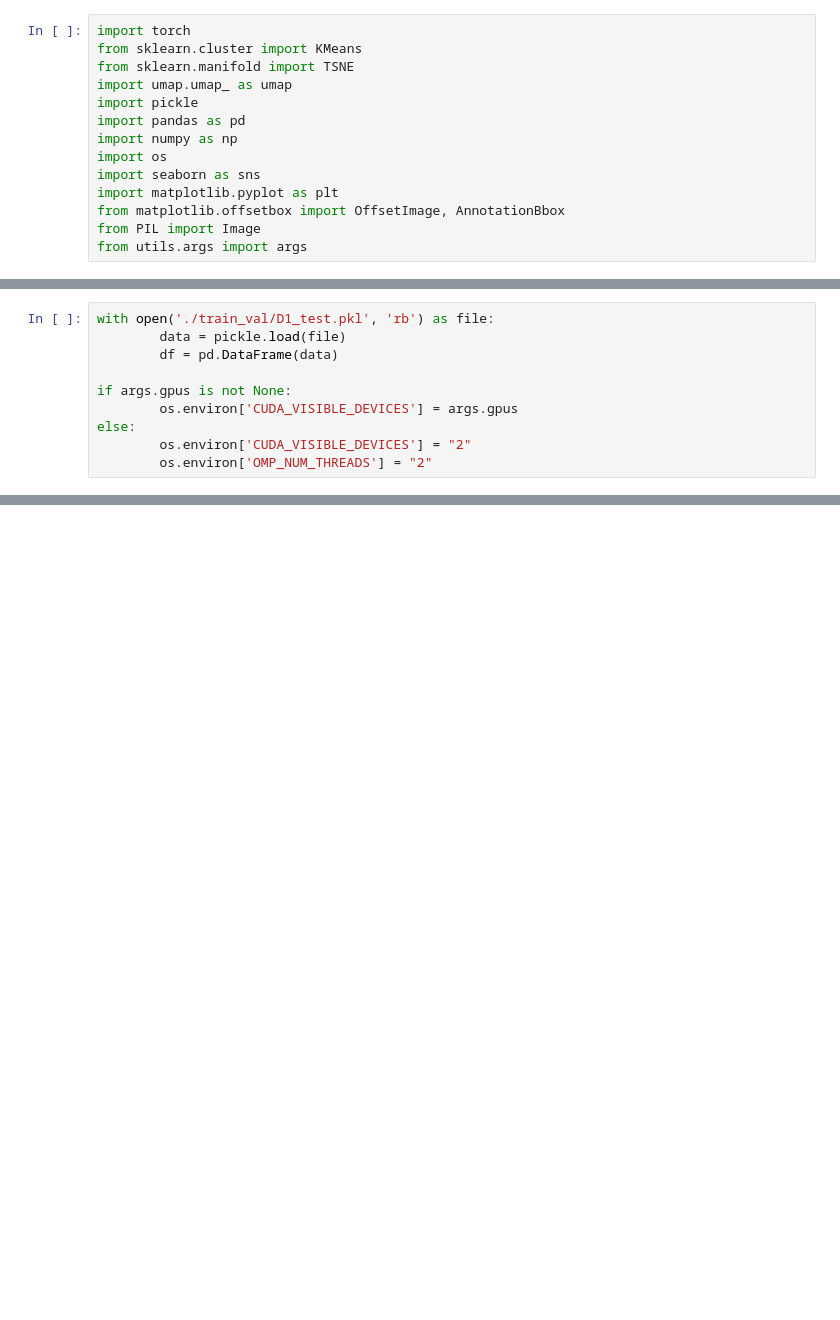
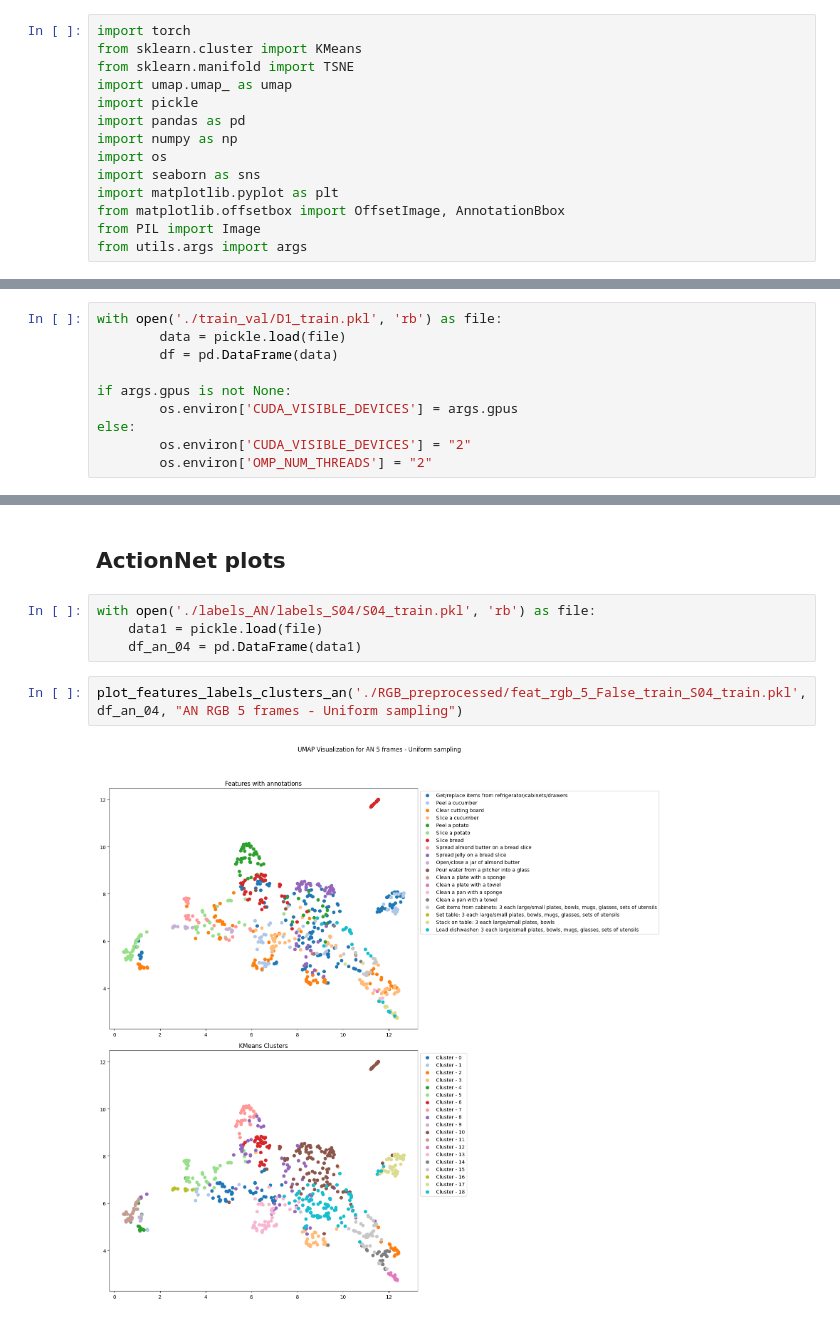
Before and after one commit to RaffaeleViola/aml23-ego, a Jupyter notebook: feature_plot.ipynb, the cells around one changed output, grey strips where cells are left out. Cells and saved outputs as stored; diff of their text form; blank space fills up the shorter version.

Commit message:
feat: update data analysis

```diff
--- a/feature_plot.ipynb
+++ b/feature_plot.ipynb
@@ -150,5 +266,5 @@ def plot_features_images(path, dataframe, title=""):
 # %%
-with open('./train_val/D1_test.pkl', 'rb') as file:
+with open('./train_val/D1_train.pkl', 'rb') as file:
         data = pickle.load(file)
         df = pd.DataFrame(data)
 
@@ -175,0 +284,10 @@ plot_features_images('./saved_features/EK_D1_5_dense_save.pkl', df, "EK 5 frames
+# %% [markdown]
+## ActionNet plots
+# %%
+with open('./labels_AN/labels_S04/S04_train.pkl', 'rb') as file:
+    data1 = pickle.load(file)
+    df_an_04 = pd.DataFrame(data1)
+# %%
+plot_features_labels_clusters_an('./RGB_preprocessed/feat_rgb_5_False_train_S04_train.pkl', df_an_04, "AN RGB 5 frames - Uniform sampling")
+# %% [output]
+[figure, added]
```
Also changed, not shown: parts of 10 cells of this notebook, 1 other file.
